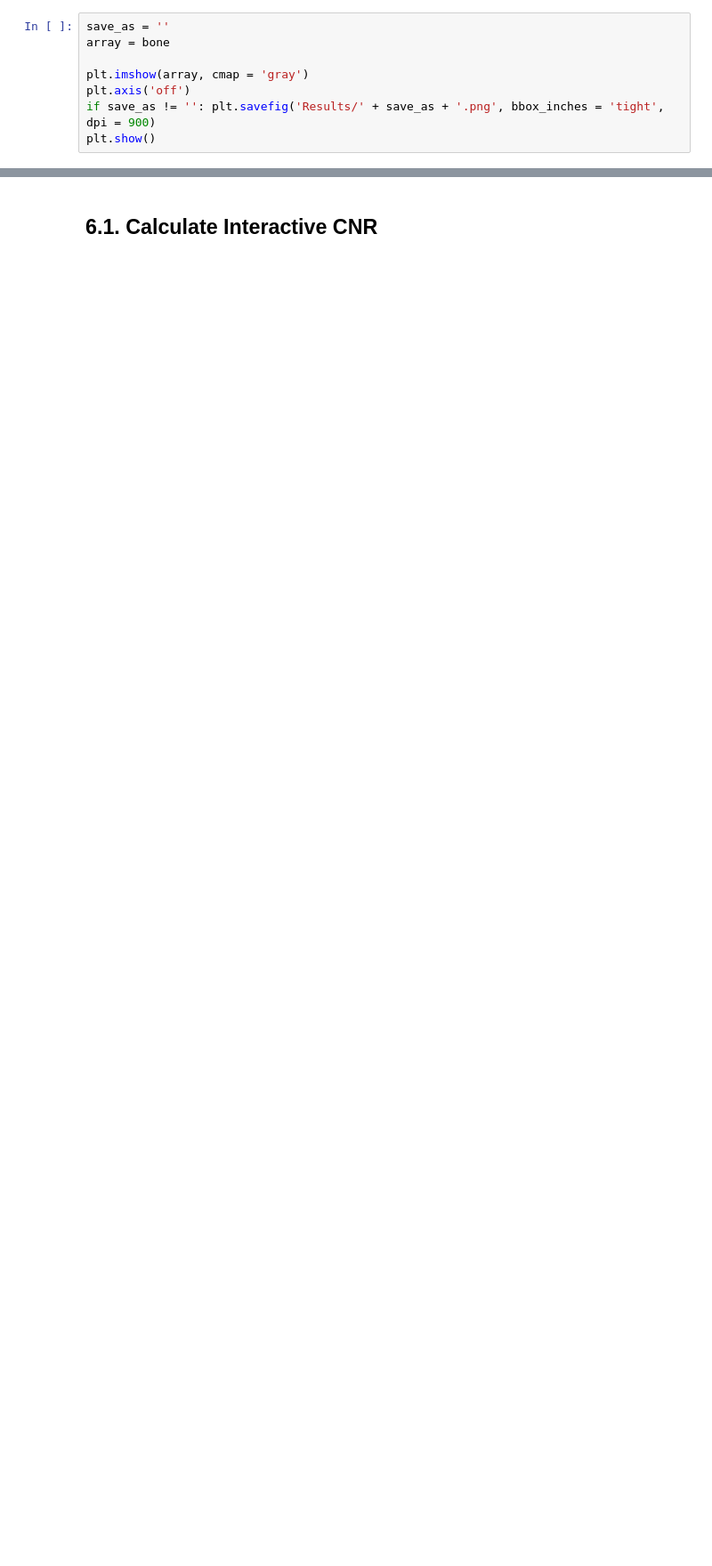
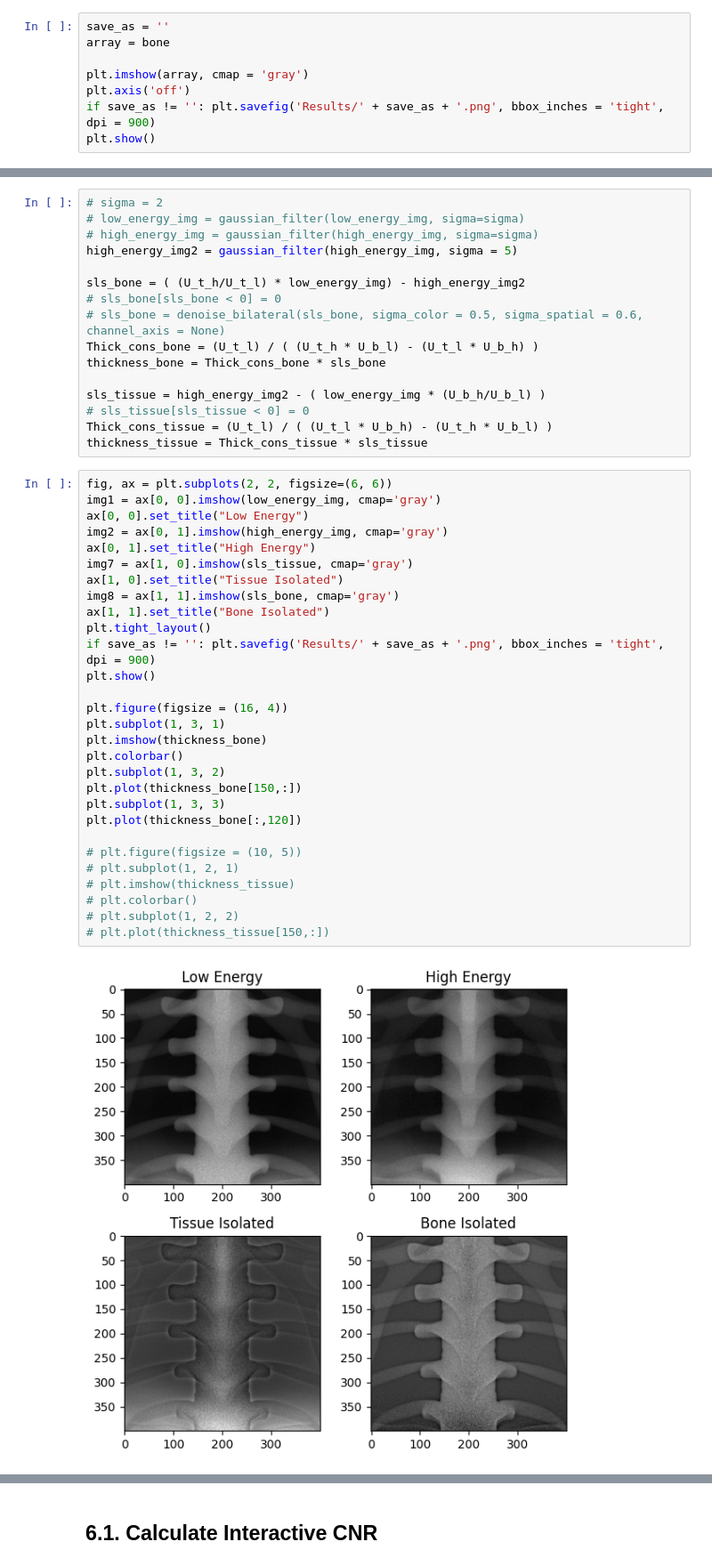
Before and after one commit to miguelcomett/G4_IFI-Team_2024, a Jupyter notebook: miguelcomett/Radiography_Processing.ipynb, the cells around one changed output, grey strips where cells are left out. Shown at 89% size. Cells and saved outputs as stored; diff of their text form; blank space fills up the shorter version.

```diff
--- a/miguelcomett/Radiography_Processing.ipynb
+++ b/miguelcomett/Radiography_Processing.ipynb
@@ -306,0 +295,47 @@ plt.show()
+# %%
+# sigma = 2
+# low_energy_img = gaussian_filter(low_energy_img, sigma=sigma)
+# high_energy_img = gaussian_filter(high_energy_img, sigma=sigma)
+high_energy_img2 = gaussian_filter(high_energy_img, sigma = 5)
+
+sls_bone = ( (U_t_h/U_t_l) * low_energy_img) - high_energy_img2
+# sls_bone[sls_bone < 0] = 0
+# sls_bone = denoise_bilateral(sls_bone, sigma_color = 0.5, sigma_spatial = 0.6, channel_axis = None)
+Thick_cons_bone = (U_t_l) / ( (U_t_h * U_b_l) - (U_t_l * U_b_h) )
+thickness_bone = Thick_cons_bone * sls_bone
+
+sls_tissue = high_energy_img2 - ( low_energy_img * (U_b_h/U_b_l) )
+# sls_tissue[sls_tissue < 0] = 0
+Thick_cons_tissue = (U_t_l) / ( (U_t_l * U_b_h) - (U_t_h * U_b_l) )
+thickness_tissue = Thick_cons_tissue * sls_tissue
+# %%
+fig, ax = plt.subplots(2, 2, figsize=(6, 6))
+img1 = ax[0, 0].imshow(low_energy_img, cmap='gray')
+ax[0, 0].set_title("Low Energy")
+img2 = ax[0, 1].imshow(high_energy_img, cmap='gray')
+ax[0, 1].set_title("High Energy")
+img7 = ax[1, 0].imshow(sls_tissue, cmap='gray')
+ax[1, 0].set_title("Tissue Isolated")
+img8 = ax[1, 1].imshow(sls_bone, cmap='gray')
+ax[1, 1].set_title("Bone Isolated")
+plt.tight_layout()
+if save_as != '': plt.savefig('Results/' + save_as + '.png', bbox_inches = 'tight', dpi = 900)
+plt.show()
+
+plt.figure(figsize = (16, 4))
+plt.subplot(1, 3, 1)
+plt.imshow(thickness_bone)
+plt.colorbar()
+plt.subplot(1, 3, 2)
+plt.plot(thickness_bone[150,:])
+plt.subplot(1, 3, 3)
+plt.plot(thickness_bone[:,120])
+
+# plt.figure(figsize = (10, 5))
+# plt.subplot(1, 2, 1)
+# plt.imshow(thickness_tissue)
+# plt.colorbar()
+# plt.subplot(1, 2, 2)
+# plt.plot(thickness_tissue[150,:])
+# %% [output]
+[figure, added]
```
Also changed, not shown: parts of 16 cells of this notebook, 5 other files.
